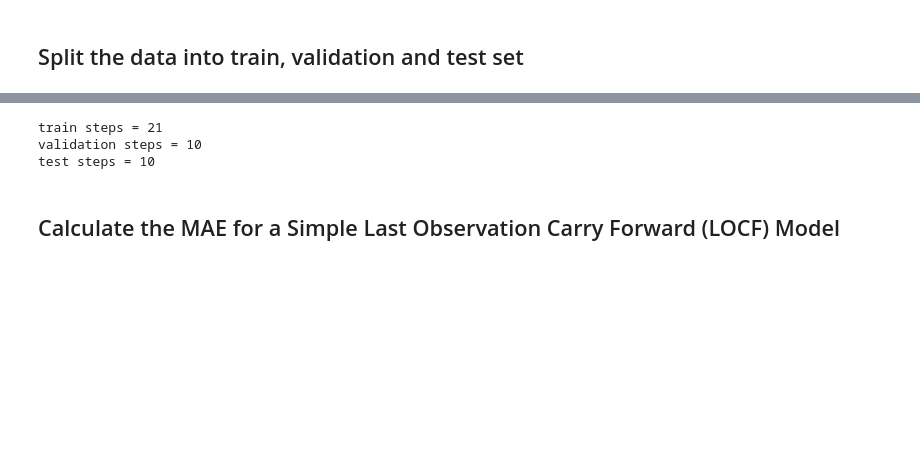
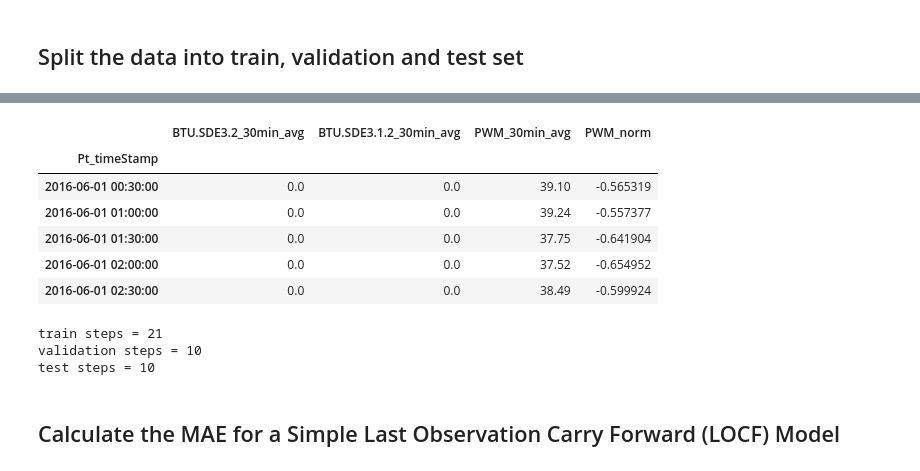
Before and after one commit to tkokkeng/KE5105-Time-Series-Forecasting, a Jupyter notebook: exploration/model1.ipynb, the cells around one changed output, grey strips where cells are left out. Drawn from its saved outputs; the diff is of its cells as text; code cells hidden in the pictures; blank space fills up the shorter version.

```diff
--- a/exploration/model1.ipynb
+++ b/exploration/model1.ipynb
@@ -154,3 +171,17 @@ sde3_1_df.iloc[:5, -4:]
+# %%
+# Normalise the data. Note that the normalisation parameters are determined only on the training data.
+scaler = StandardScaler()
+scaler.fit(sde3_1_df['PWM_30min_avg'].values.reshape(-1, 1)[:train_max_idx])
+sde3_1_df.loc[:, 'PWM_norm'] = scaler.transform(sde3_1_df['PWM_30min_avg'].values.reshape(-1, 1))
+sde3_1_df.iloc[:5, -4:]
+# %% [output]
+|  | BTU.SDE3.2_30min_avg | BTU.SDE3.1.2_30min_avg | PWM_30min_avg | PWM_norm |
+| Pt_timeStamp |  |  |  |  |
+| 2016-06-01 00:30:00 | 0.0 | 0.0 | 39.10 | -0.565319 |
+| 2016-06-01 01:00:00 | 0.0 | 0.0 | 39.24 | -0.557377 |
+| 2016-06-01 01:30:00 | 0.0 | 0.0 | 37.75 | -0.641904 |
+| 2016-06-01 02:00:00 | 0.0 | 0.0 | 37.52 | -0.654952 |
+| 2016-06-01 02:30:00 | 0.0 | 0.0 | 38.49 | -0.599924 |
 # %%
 # Generator which yields a batch of data each time it is called.
 def generator(data, lookback, delay, min_index, max_index,
```
Also changed, not shown: parts of 23 cells of this notebook.
